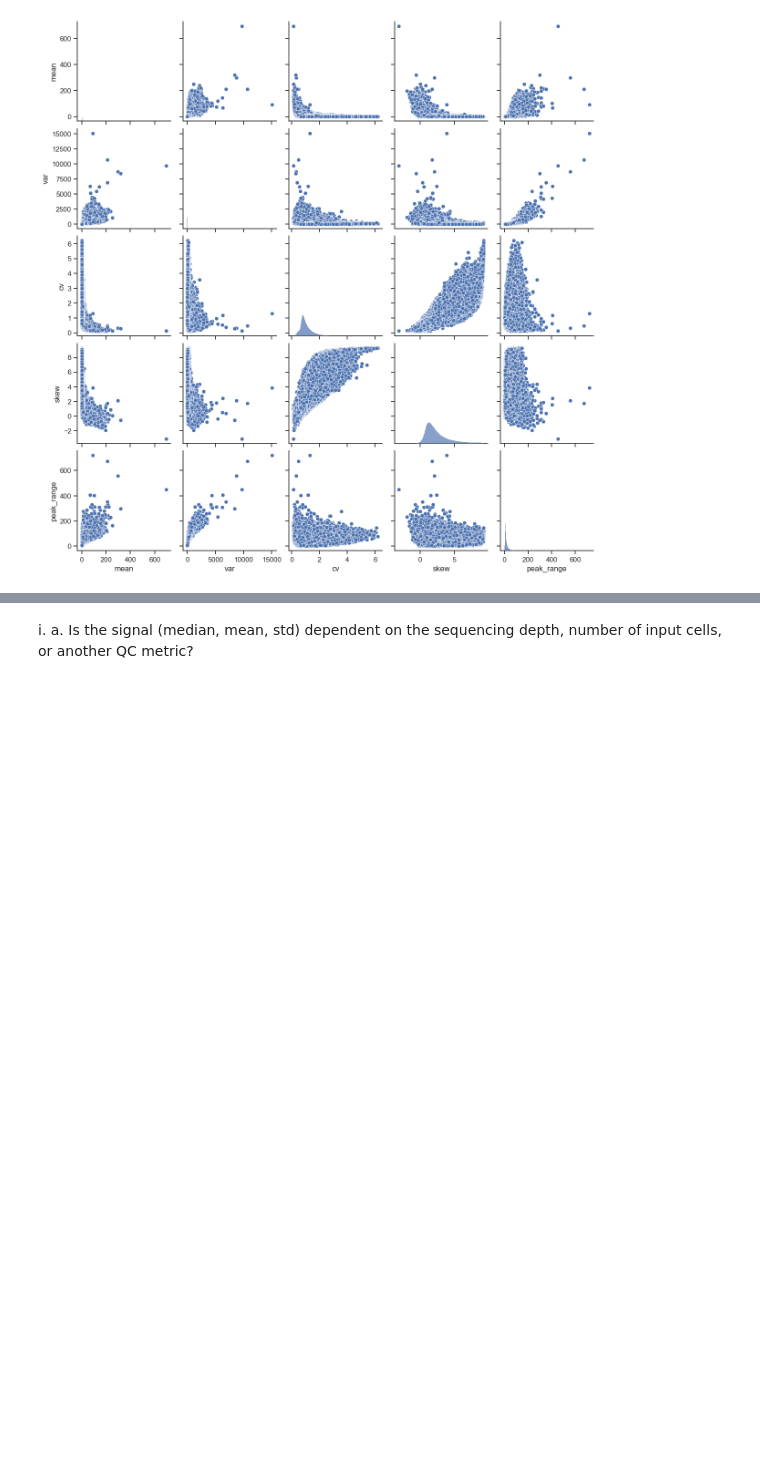
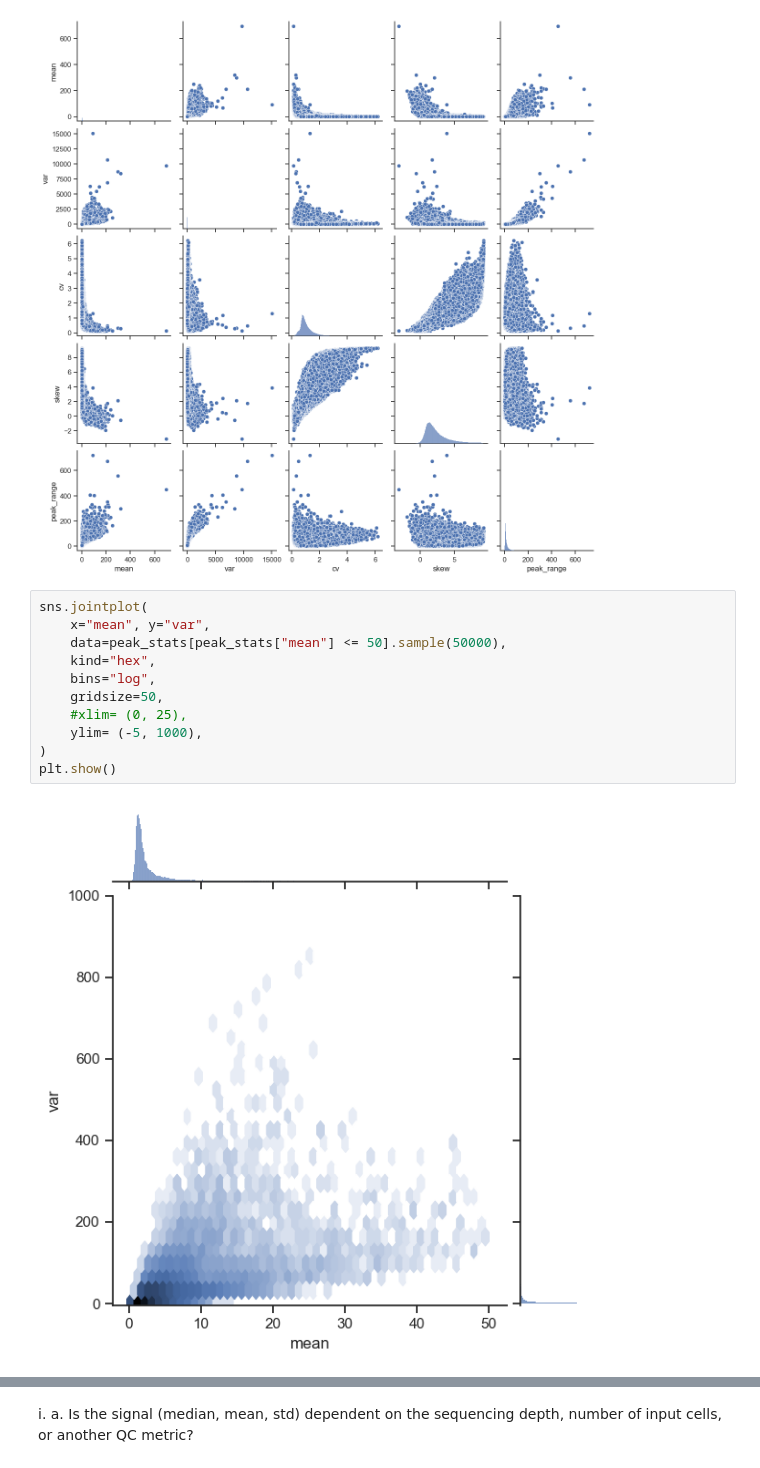
Before and after one commit to Topic2-Gene-Regulation-Immune-Cells/ILC-cells-Team4, a Jupyter notebook: 01_quality_control.ipynb, the cells around one changed output, grey strips where cells are left out. Cells and saved outputs as stored; diff of their text form; blank space fills up the shorter version.

```diff
--- a/01_quality_control.ipynb
+++ b/01_quality_control.ipynb
@@ -165,3 +165,16 @@ plt.show()
 [figure]
 [figure]
 [figure]
+# %%
+sns.jointplot(
+    x="mean", y="var",
+    data=peak_stats[peak_stats["mean"] <= 50].sample(50000),
+    kind="hex",
+    bins="log",
+    gridsize=50,
+    #xlim= (0, 25),
+    ylim= (-5, 1000),
+)
+plt.show()
+# %% [output]
+[figure, added]
```
Also changed, not shown: parts of 2 cells of this notebook, 2 other files.
